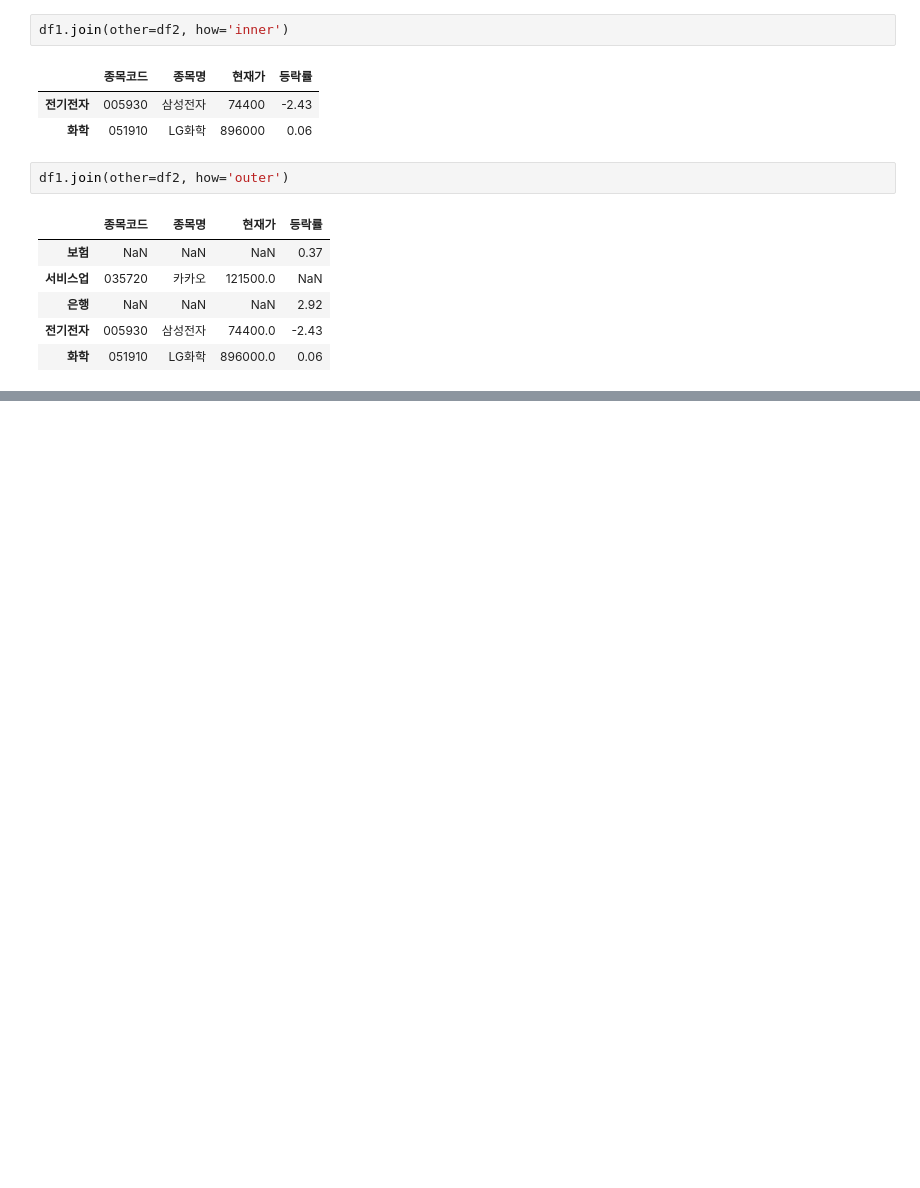
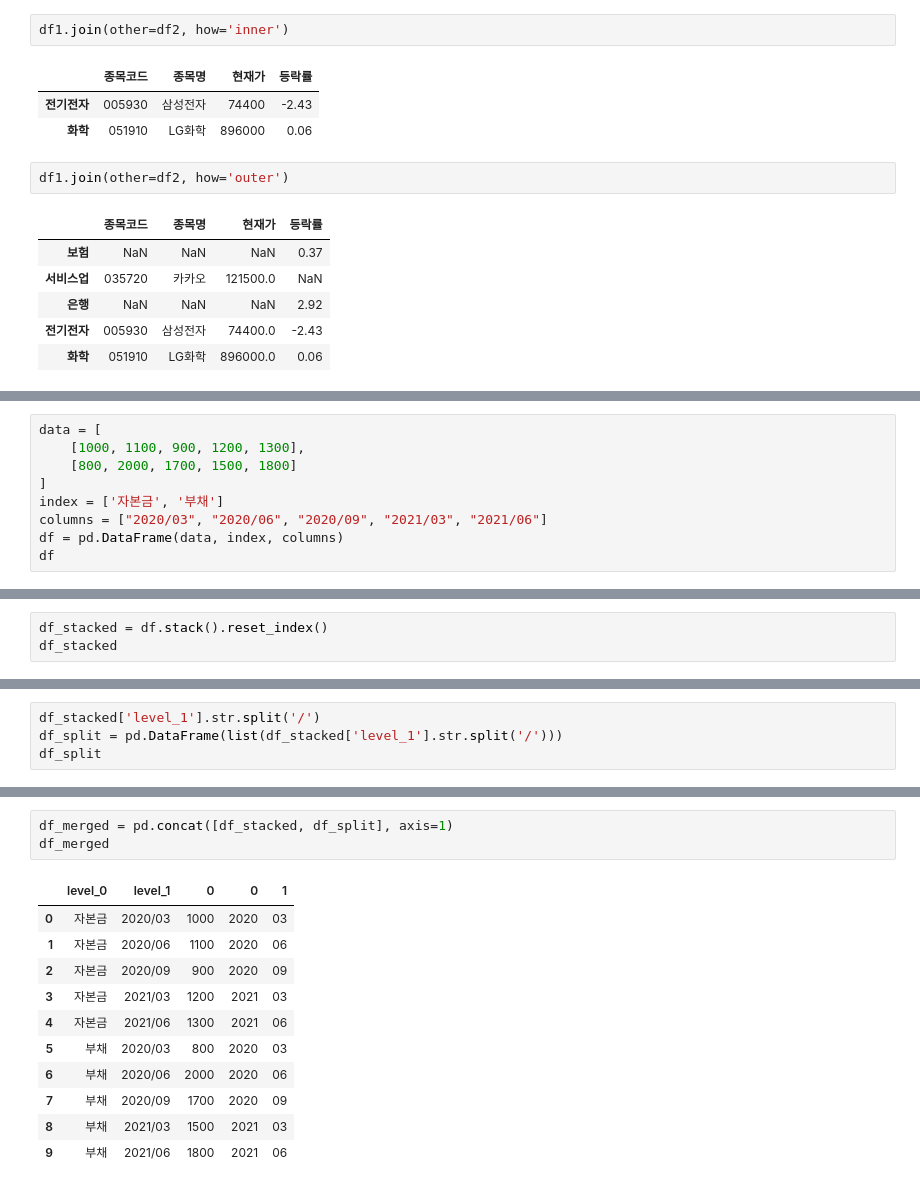
Before and after one commit to netager/Quick_Ref, a Jupyter notebook: data_analysis/Pandas/임시/05. 판다스 데이터프레임 Part2.ipynb, the cells around one changed output, grey strips where cells are left out. Saved outputs shown, nothing was run; the diff lists cells and outputs as text; blank space fills up the shorter version.

```diff
--- a/data_analysis/Pandas/임시/05. 판다스 데이터프레임 Part2.ipynb
+++ b/data_analysis/Pandas/임시/05. 판다스 데이터프레임 Part2.ipynb
@@ -823,0 +1205,9 @@ print(df)
+# %%
+data = [
+    [1000, 1100, 900, 1200, 1300],
+    [800, 2000, 1700, 1500, 1800]
+]
+index = ['자본금', '부채']
+columns = ["2020/03", "2020/06", "2020/09", "2021/03", "2021/06"]
+df = pd.DataFrame(data, index, columns)
+df
@@ -823,0 +1218,3 @@ print(df)
+# %%
+df_stacked = df.stack().reset_index()
+df_stacked
@@ -823,0 +1233,4 @@ print(df)
+# %%
+df_stacked['level_1'].str.split('/')
+df_split = pd.DataFrame(list(df_stacked['level_1'].str.split('/')))
+df_split
@@ -823,0 +1249,15 @@ print(df)
+# %%
+df_merged = pd.concat([df_stacked, df_split], axis=1)
+df_merged
+# %% [output]
+|  | level_0 | level_1 | 0 | 0 | 1 |
+| 0 | 자본금 | 2020/03 | 1000 | 2020 | 03 |
+| 1 | 자본금 | 2020/06 | 1100 | 2020 | 06 |
+| 2 | 자본금 | 2020/09 | 900 | 2020 | 09 |
+| 3 | 자본금 | 2021/03 | 1200 | 2021 | 03 |
+| 4 | 자본금 | 2021/06 | 1300 | 2021 | 06 |
+| 5 | 부채 | 2020/03 | 800 | 2020 | 03 |
+| 6 | 부채 | 2020/06 | 2000 | 2020 | 06 |
+| 7 | 부채 | 2020/09 | 1700 | 2020 | 09 |
+| 8 | 부채 | 2021/03 | 1500 | 2021 | 03 |
+| 9 | 부채 | 2021/06 | 1800 | 2021 | 06 |
```
Also changed, not shown: parts of 81 cells of this notebook, 5 other files.
